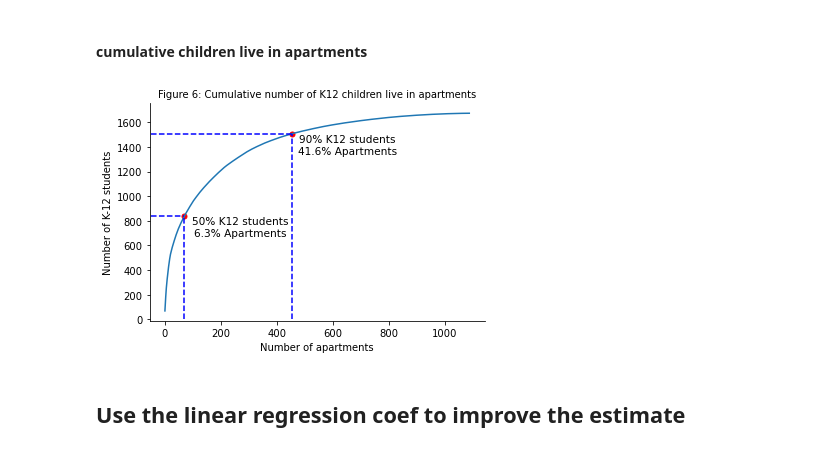
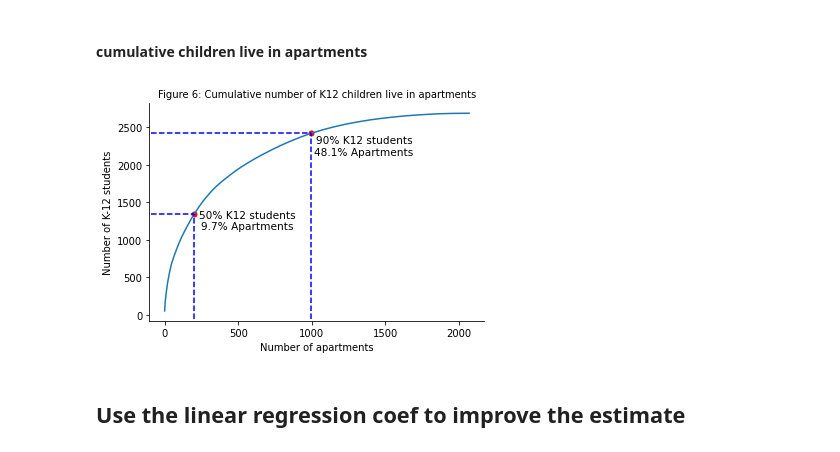
Before and after one commit to wesley0628/Internet-Access-Analysis, a Jupyter notebook: Internet_Access.ipynb, the cells around one changed output. Cells and saved outputs as stored; diff of their text form; code cells hidden in the pictures.

```diff
--- a/Internet_Access.ipynb
+++ b/Internet_Access.ipynb
@@ -268,39 +285,35 @@ block_with_apartment[block_with_apartment["GEO_ID"] == "1000000US550250002043007
 # %%
 Buildings = K12_df[["GEO_ID", "PropertyUse", "geometry", "Area", "K-12_by_point"]]
 Buildings = Buildings[(Buildings["PropertyUse"] == "Condominium") | (Buildings["PropertyUse"] == "2 unit Apartment")
                                    | (Buildings["PropertyUse"] == "3 unit Apartment") | (Buildings["PropertyUse"] == "4 unit Apartment")
                                    | (Buildings["PropertyUse"] == "5 unit Apartment") | (Buildings["PropertyUse"] == "6 unit Apartment")
                                    | (Buildings["PropertyUse"] == "7 unit Apartment")]
 Buildings = Buildings.drop_duplicates("geometry")
 Buildings = Buildings.sort_values(by=['K-12_by_point'], ascending=False)
 K12_data = np.array(Buildings["K-12_by_point"].tolist())
 cumulative = pd.DataFrame(K12_data.cumsum())
 plt.plot(cumulative)
 plt.axis('tight')
 plt.title("Figure 6: Cumulative number of K12 children live in apartments", fontsize=10)
 plt.xlabel("Number of apartments")
 plt.ylabel("Number of K-12 students")
-plt.scatter(69, 1673.593704/2, s=25, c='r')
-plt.plot([-50, 69], [1673.593704/2, 1673.593704/2], c='b', linestyle='--')
-plt.plot([69, 69], [0, 1673.593704/2], c='b', linestyle='--')
-plt.text(69+200, 1673.593704/2-80, '50% K12 students', ha='center', va='bottom', fontsize=10.5)  # horizontal alignment
-plt.text(69+200, 1673.593704/2-180, '6.3% Apartments', ha='center', va='bottom', fontsize=10.5)
+plt.scatter(201, 1345.9051012469731, s=25, c='r')
+plt.plot([-90, 201], [1345.9051012469731, 1345.9051012469731], c='b', linestyle='--')
+plt.plot([201, 201], [-50, 1345.9051012469731], c='b', linestyle='--')
+plt.text(201+360, 1345.9051012469731-80, '50% K12 students', ha='center', va='bottom', fontsize=10.5)  # horizontal alignment
+plt.text(201+360, 1345.9051012469731-230, '9.7% Apartments', ha='center', va='bottom', fontsize=10.5)
 
-plt.scatter(453, 1673.593704 * 0.9, s=25, c='r')
-plt.plot([-50, 453], [1673.593704 * 0.9, 1673.593704 * 0.9], c='b', linestyle='--')
-plt.plot([453, 453], [0, 1673.593704 * 0.9], c='b', linestyle='--')
-plt.text(453+200, 1673.593704 * 0.9-80, '90% K12 students', ha='center', va='bottom', fontsize=10.5)  # horizontal alignment
-plt.text(453+200, 1673.593704 * 0.9-180, '41.6% Apartments', ha='center', va='bottom', fontsize=10.5)
-
-
-
-
+plt.scatter(996, 2689.123604 * 0.9, s=25, c='r')
+plt.plot([-90, 996], [2689.123604 * 0.9, 2689.123604 * 0.9], c='b', linestyle='--')
+plt.plot([996, 996], [-50, 2689.123604 * 0.9], c='b', linestyle='--')
+plt.text(996+360, 2689.123604 * 0.9-150, '90% K12 students', ha='center', va='bottom', fontsize=10.5)  # horizontal alignment
+plt.text(996+360, 2689.123604 * 0.9-310, '48.1% Apartments', ha='center', va='bottom', fontsize=10.5)
 ax = plt.gca()
 ax.spines['top'].set_color('none')
 ax.spines['right'].set_color('none')
 plt.show()
 # %% [output]
-[figure, old version]
+[figure, new version]
 # %% [markdown]
 ## Use the linear regression coef to improve the estimate
 # %%
```
Also changed, not shown: parts of 20 cells of this notebook, 4 other files.
